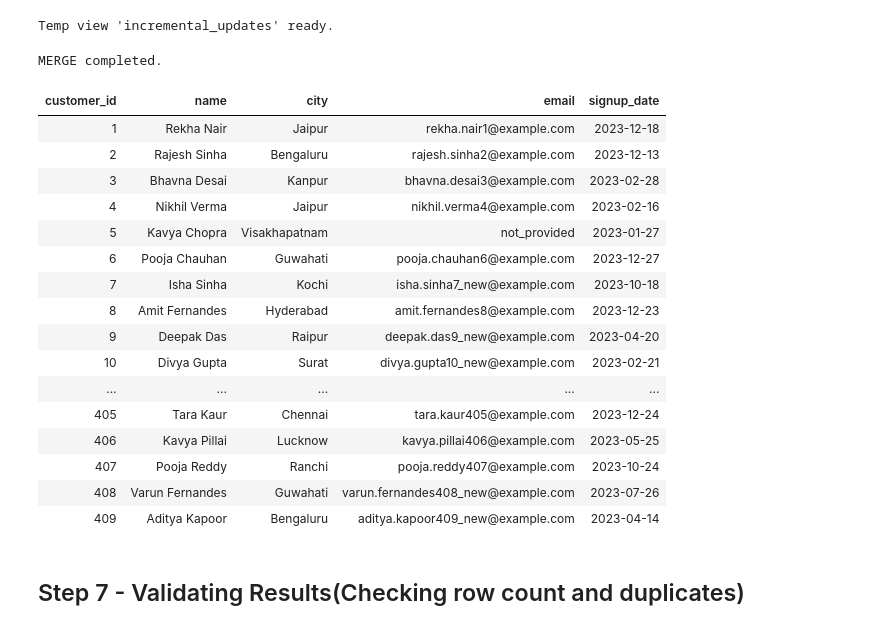
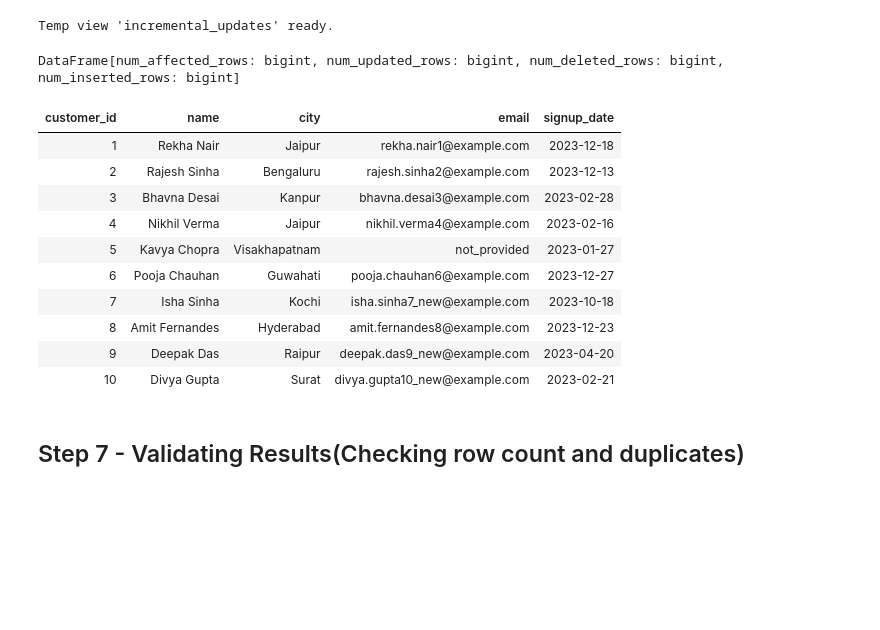
Before and after one commit to sachdevakinshu/Celebal-Assignments, a Jupyter notebook: Week 7 Assignment/Notebook/Week7Assingment.ipynb, the cells around one changed output. Drawn from its saved outputs; the diff is of its cells as text; code cells hidden in the pictures; blank space fills up the shorter version.

```diff
--- a/Week 7 Assignment/Notebook/Week7Assingment.ipynb
+++ b/Week 7 Assignment/Notebook/Week7Assingment.ipynb
@@ -170,28 +158,22 @@ ON target.customer_id = source.customer_id
 WHEN MATCHED THEN UPDATE SET *
 WHEN NOT MATCHED THEN INSERT *
 """)
-print("MERGE completed.")
-
-display(spark.table(delta_table).orderBy("customer_id"))
 # %% [output]
-MERGE completed.
+DataFrame[num_affected_rows: bigint, num_updated_rows: bigint, num_deleted_rows: bigint, num_inserted_rows: bigint]
-| customer_id | name | city | email | signup_date |
-| 1 | Rekha Nair | Jaipur | rekha.nair1@example.com | 2023-12-18 |
-| 2 | Rajesh Sinha | Bengaluru | rajesh.sinha2@example.com | 2023-12-13 |
-| 3 | Bhavna Desai | Kanpur | bhavna.desai3@example.com | 2023-02-28 |
-| 4 | Nikhil Verma | Jaipur | nikhil.verma4@example.com | 2023-02-16 |
-| 5 | Kavya Chopra | Visakhapatnam | not_provided | 2023-01-27 |
-| 6 | Pooja Chauhan | Guwahati | pooja.chauhan6@example.com | 2023-12-27 |
-| 7 | Isha Sinha | Kochi | isha.sinha7_new@example.com | 2023-10-18 |
-| 8 | Amit Fernandes | Hyderabad | amit.fernandes8@example.com | 2023-12-23 |
-| 9 | Deepak Das | Raipur | deepak.das9_new@example.com | 2023-04-20 |
-| 10 | Divya Gupta | Surat | divya.gupta10_new@example.com | 2023-02-21 |
-| ... | ... | ... | ... | ... |
-| 405 | Tara Kaur | Chennai | tara.kaur405@example.com | 2023-12-24 |
-| 406 | Kavya Pillai | Lucknow | kavya.pillai406@example.com | 2023-05-25 |
-| 407 | Pooja Reddy | Ranchi | pooja.reddy407@example.com | 2023-10-24 |
-| 408 | Varun Fernandes | Guwahati | varun.fernandes408_new@example.com | 2023-07-26 |
-| 409 | Aditya Kapoor | Bengaluru | aditya.kapoor409_new@example.com | 2023-04-14 |
+# %%
+display(spark.table(delta_table).orderBy("customer_id").limit(10))
+# %% [output]
+| customer_id | name | city | email | signup_date |
+| 1 | Rekha Nair | Jaipur | rekha.nair1@example.com | 2023-12-18 |
+| 2 | Rajesh Sinha | Bengaluru | rajesh.sinha2@example.com | 2023-12-13 |
+| 3 | Bhavna Desai | Kanpur | bhavna.desai3@example.com | 2023-02-28 |
+| 4 | Nikhil Verma | Jaipur | nikhil.verma4@example.com | 2023-02-16 |
+| 5 | Kavya Chopra | Visakhapatnam | not_provided | 2023-01-27 |
+| 6 | Pooja Chauhan | Guwahati | pooja.chauhan6@example.com | 2023-12-27 |
+| 7 | Isha Sinha | Kochi | isha.sinha7_new@example.com | 2023-10-18 |
+| 8 | Amit Fernandes | Hyderabad | amit.fernandes8@example.com | 2023-12-23 |
+| 9 | Deepak Das | Raipur | deepak.das9_new@example.com | 2023-04-20 |
+| 10 | Divya Gupta | Surat | divya.gupta10_new@example.com | 2023-02-21 |
 # %% [markdown]
 ## Step 7 - Validating Results(Checking row count and duplicates)
 # %%
```
Also changed, not shown: parts of 4 cells of this notebook, 6 other files.
